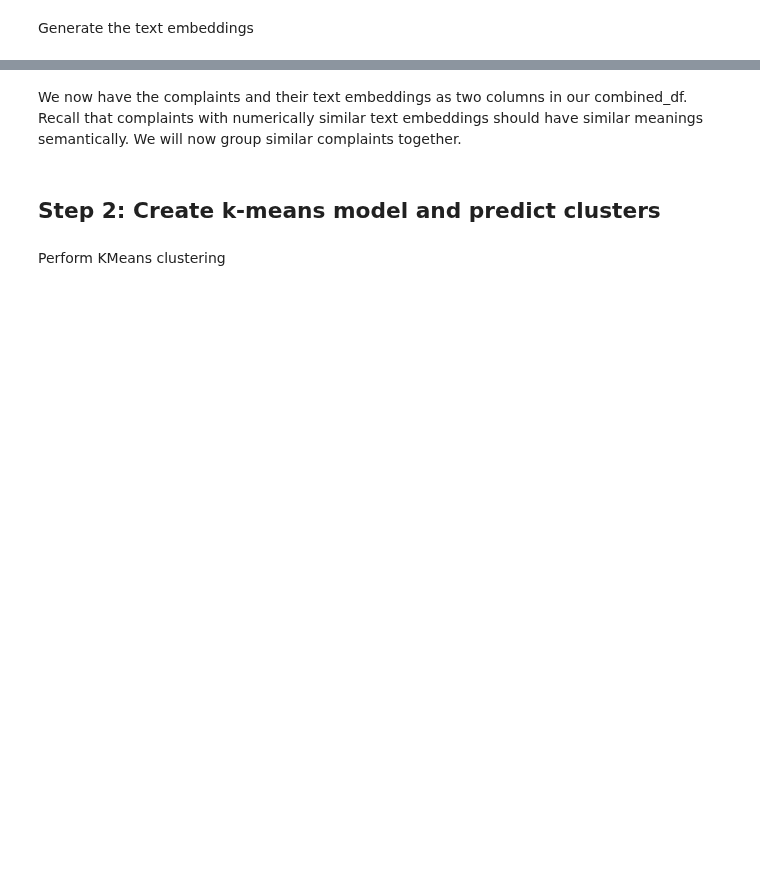
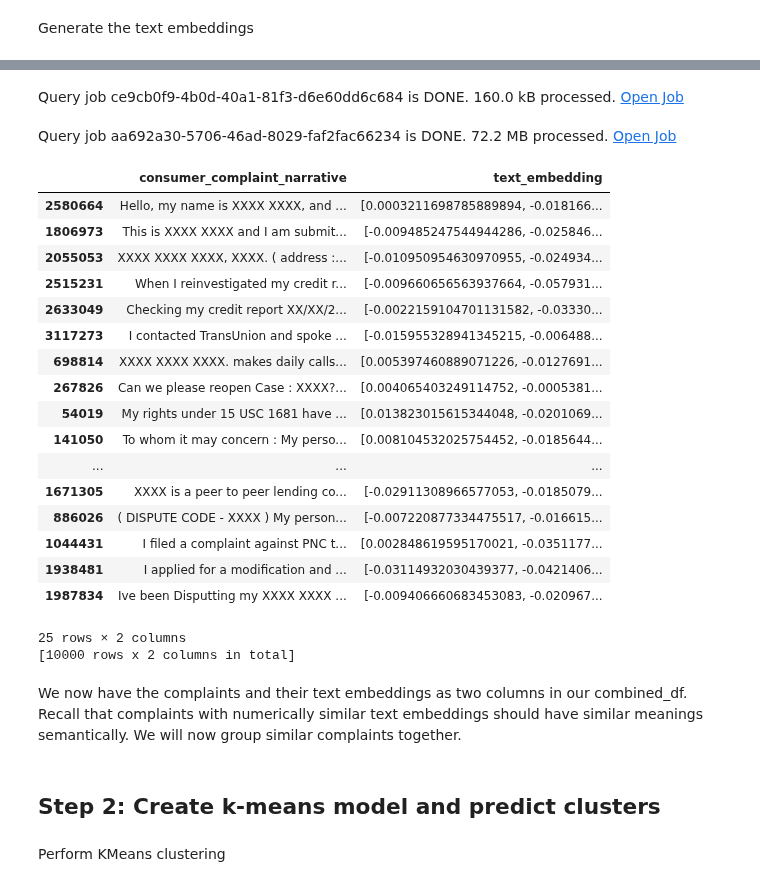
Before and after one commit to googleapis/python-bigquery-dataframes, a Jupyter notebook: notebooks/generative_ai/bq_dataframes_llm_kmeans.ipynb, the cells around one changed output, grey strips where cells are left out. Saved outputs shown, nothing was run; the diff lists cells and outputs as text; code cells hidden in the pictures; blank space fills up the shorter version.

Commit message:
address the comments

```diff
--- a/notebooks/generative_ai/bq_dataframes_llm_kmeans.ipynb
+++ b/notebooks/generative_ai/bq_dataframes_llm_kmeans.ipynb
@@ -158,6 +211,29 @@ predicted_embeddings.head()
 # %%
 # Join the complaints with their embeddings in the same DataFrame
-combined_df = downsampled_issues_df.join(predicted_embeddings)
+combined_df = downsampled_issues_df.join(predicted_embeddings, how="left")
+combined_df
+# %% [output]
+Query job ce9cb0f9-4b0d-40a1-81f3-d6e60dd6c684 is DONE. 160.0 kB processed. Open Job
+Query job aa692a30-5706-46ad-8029-faf2fac66234 is DONE. 72.2 MB processed. Open Job
+|  | consumer_complaint_narrative | text_embedding |
+| 2580664 | Hello, my name is XXXX XXXX, and ... | [0.0003211698785889894, -0.018166... |
+| 1806973 | This is XXXX XXXX and I am submit... | [-0.009485247544944286, -0.025846... |
+| 2055053 | XXXX XXXX XXXX, XXXX. ( address :... | [-0.010950954630970955, -0.024934... |
+| 2515231 | When I reinvestigated my credit r... | [-0.009660656563937664, -0.057931... |
+| 2633049 | Checking my credit report XX/XX/2... | [-0.0022159104701131582, -0.03330... |
+| 3117273 | I contacted TransUnion and spoke ... | [-0.015955328941345215, -0.006488... |
+| 698814 | XXXX XXXX XXXX. makes daily calls... | [0.005397460889071226, -0.0127691... |
+| 267826 | Can we please reopen Case : XXXX?... | [0.004065403249114752, -0.0005381... |
+| 54019 | My rights under 15 USC 1681 have ... | [0.013823015615344048, -0.0201069... |
+| 141050 | To whom it may concern : My perso... | [0.008104532025754452, -0.0185644... |
+| ... | ... | ... |
+| 1671305 | XXXX is a peer to peer lending co... | [-0.02911308966577053, -0.0185079... |
+| 886026 | ( DISPUTE CODE - XXXX ) My person... | [-0.007220877334475517, -0.016615... |
+| 1044431 | I filed a complaint against PNC t... | [0.002848619595170021, -0.0351177... |
+| 1938481 | I applied for a modification and ... | [-0.03114932030439377, -0.0421406... |
+| 1987834 | Ive been Disputting my XXXX XXXX ... | [-0.009406660683453083, -0.020967... |
+25 rows × 2 columns
+[10000 rows x 2 columns in total]
 # %% [markdown]
 We now have the complaints and their text embeddings as two columns in our combined_df. Recall that complaints with numerically similar text embeddings should have similar meanings semantically. We will now group similar complaints together.
 # %% [markdown]
```
Also changed, not shown: parts of 16 cells of this notebook, 1 other file.
